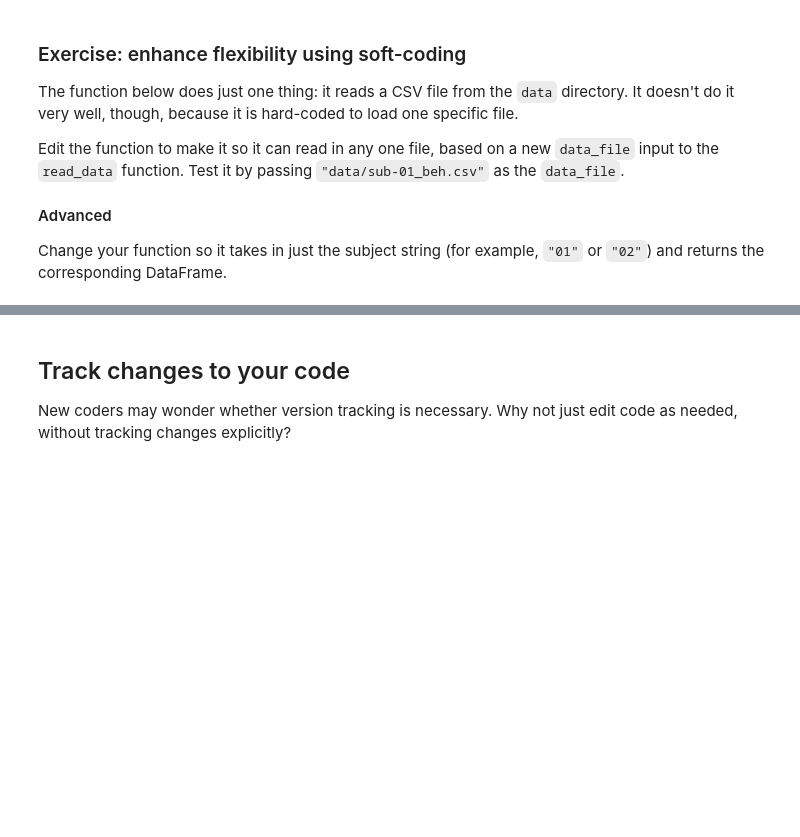
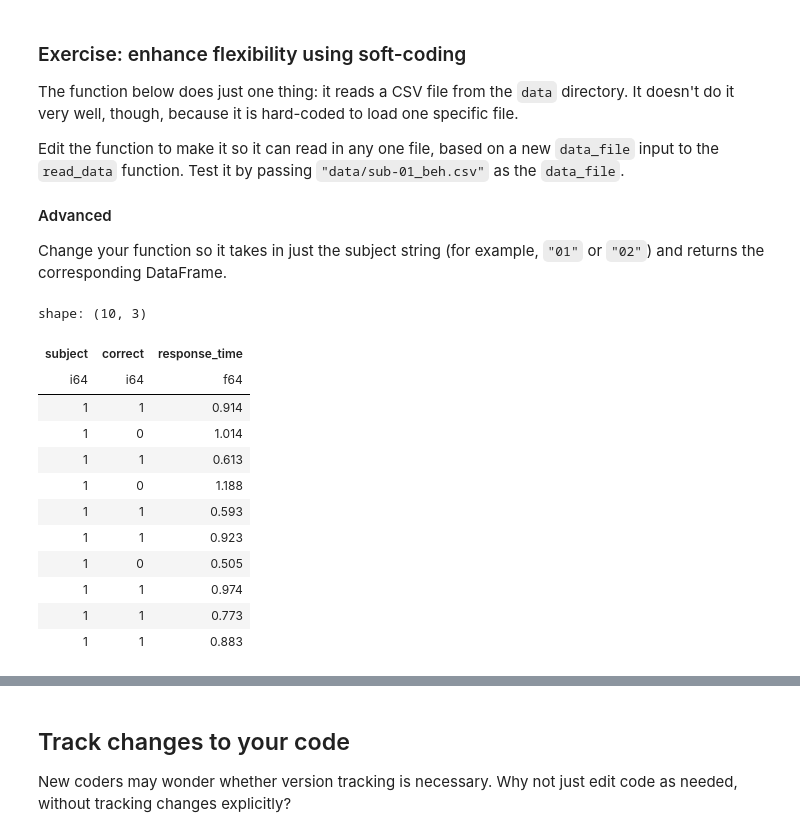
Before and after one commit to corruptedstar/datascipsych, a Jupyter notebook: assignments/assignment13/coding_best_practices.ipynb, the cells around one changed output, grey strips where cells are left out. Drawn from its saved outputs; the diff is of its cells as text; code cells hidden in the pictures; blank space fills up the shorter version.

```diff
--- a/assignments/assignment13/coding_best_practices.ipynb
+++ b/assignments/assignment13/coding_best_practices.ipynb
@@ -378,9 +391,22 @@ Edit the function to make it so it can read in any one file, based on a new `dat
 
 Change your function so it takes in just the subject string (for example, `"01"` or `"02"`) and returns the corresponding DataFrame.
 # %%
-def read_data():
+def read_data(data_file):
     """Read a CSV file from the data directory."""
-    df = pl.read_csv("data/sub-01_beh.csv")
+    df = pl.read_csv(data_file)
     return df
-
-# your code here
+read_data("data/sub-01_beh.csv")
+# %% [output]
+shape: (10, 3)
+| subject | correct | response_time |
+| i64 | i64 | f64 |
+| 1 | 1 | 0.914 |
+| 1 | 0 | 1.014 |
+| 1 | 1 | 0.613 |
+| 1 | 0 | 1.188 |
+| 1 | 1 | 0.593 |
+| 1 | 1 | 0.923 |
+| 1 | 0 | 0.505 |
+| 1 | 1 | 0.974 |
+| 1 | 1 | 0.773 |
+| 1 | 1 | 0.883 |
```
Also changed, not shown: parts of 7 cells of this notebook, 7 other files.
